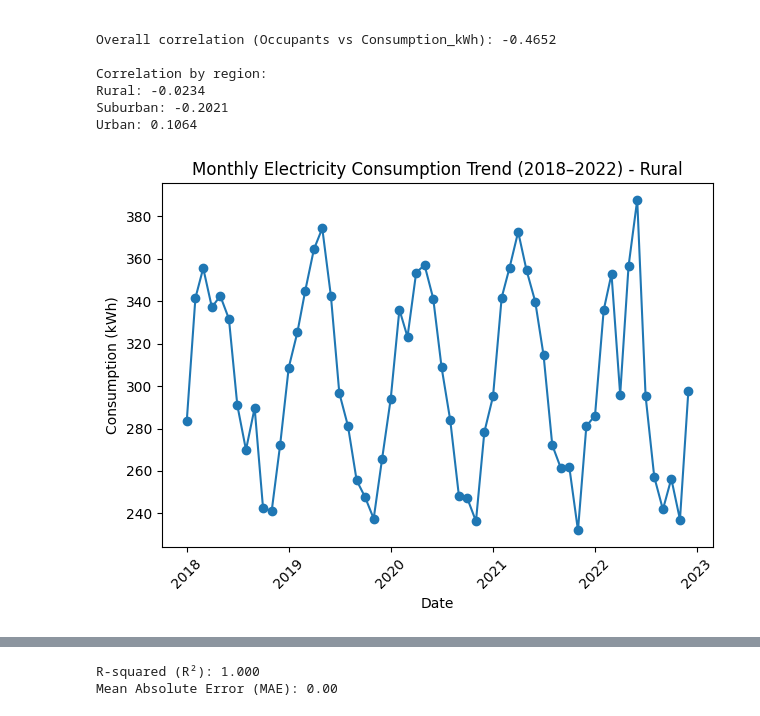
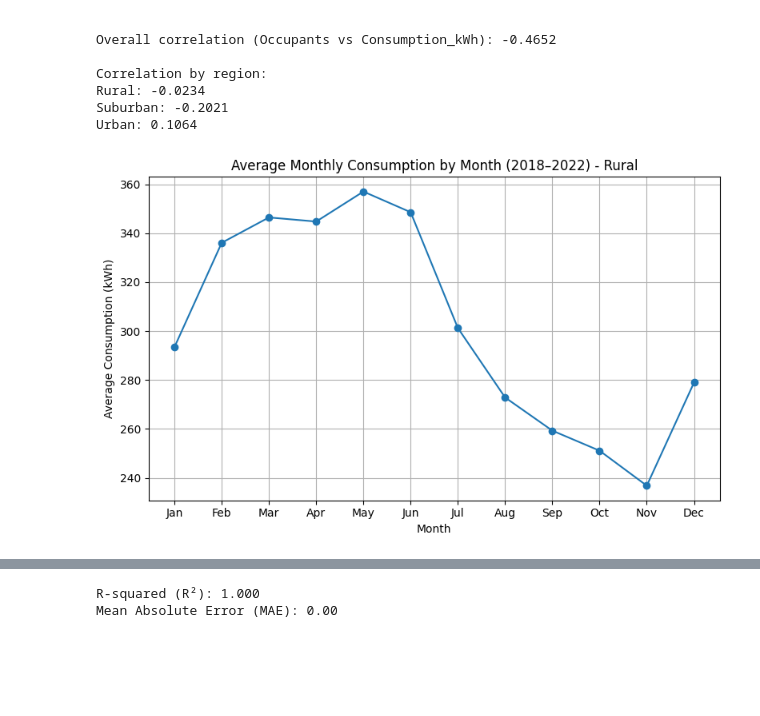
Before and after one commit to baadddrrr/Python-programming-assignment-, a Jupyter notebook: KONGfUPANDA.ipynb, the cells around one changed output, grey strips where cells are left out. Saved outputs shown, nothing was run; the diff lists cells and outputs as text; code cells hidden in the pictures; blank space fills up the shorter version.

```diff
--- a/KONGfUPANDA.ipynb
+++ b/KONGfUPANDA.ipynb
@@ -110,48 +110,88 @@ Urban: 0.1064
 # %%
 import pandas as pd
 import matplotlib.pyplot as plt
 
-# Load cleaned dataset (recommended)
+# -----------------------------
+# Load cleaned dataset
+# -----------------------------
 df = pd.read_csv("dataset_cleaned.csv")
 
-# Create a proper time axis
-df["Date"] = pd.to_datetime(df["Year"].astype(str) + "-" + df["Month"].astype(str) + "-01")
-df = df.sort_values(["Region", "Date"]).reset_index(drop=True)
+# Ensure correct types
+df["Month"] = pd.to_numeric(df["Month"], errors="coerce").astype(int)
+df["Occupants"] = pd.to_numeric(df["Occupants"], errors="coerce")
 
-# -------- 1) Trend plot for each region (3 separate plots) --------
-for region in df["Region"].unique():
-    region_data = df[df["Region"] == region]
+month_labels = ["Jan","Feb","Mar","Apr","May","Jun","Jul","Aug","Sep","Oct","Nov","Dec"]
 
-    plt.figure()
-    plt.plot(region_data["Date"], region_data["Consumption_kWh"], marker="o")
-    plt.title(f"Monthly Electricity Consumption Trend (2018–2022) - {region}")
-    plt.xlabel("Date")
-    plt.ylabel("Consumption (kWh)")
-    plt.xticks(rotation=45)
+# -----------------------------
+# Prepare monthly averages across years (2018–2022)
+# This gives true "monthly" trend: Jan..Dec
+# -----------------------------
+monthly_avg = (
+    df.groupby(["Region", "Month"])["Consumption_kWh"]
+      .mean()
+      .reset_index()
+      .sort_values(["Region", "Month"])
+)
+
+# =========================================================
+# 1) Plot monthly consumption trends for each region (line graphs)
+# =========================================================
+for region in monthly_avg["Region"].unique():
+    r = monthly_avg[monthly_avg["Region"] == region]
+
+    plt.figure(figsize=(8, 5))
+    plt.plot(r["Month"], r["Consumption_kWh"], marker="o")
+    plt.title(f"Average Monthly Consumption by Month (2018–2022) - {region}")
+    plt.xlabel("Month")
+    plt.ylabel("Average Consumption (kWh)")
+    plt.xticks(range(1, 13), month_labels)
+    plt.grid(True)
     plt.tight_layout()
     plt.show()
 
-# -------- 2) Multi-line plot comparing all regions (1 plot) --------
-plt.figure()
-for region in df["Region"].unique():
-    region_data = df[df["Region"] == region]
-    plt.plot(region_data["Date"], region_data["Consumption_kWh"], marker="o", label=region)
+# =========================================================
+# 2) Create a multi-line plot comparing all three regions
+# =========================================================
+plt.figure(figsize=(8, 5))
+for region in monthly_avg["Region"].unique():
+    r = monthly_avg[monthly_avg["Region"] == region]
+    plt.plot(r["Month"], r["Consumption_kWh"], marker="o", label=region)
 
-plt.title("Monthly Electricity Consumption Comparison (2018–2022)")
-plt.xlabel("Date")
-plt.ylabel("Consumption (kWh)")
-plt.xticks(rotation=45)
+plt.title("Average Monthly Consumption by Month (2018–2022) - All Regions")
+plt.xlabel("Month")
+plt.ylabel("Average Consumption (kWh)")
+plt.xticks(range(1, 13), month_labels)
 plt.legend()
+plt.grid(True)
 plt.tight_layout()
 plt.show()
 
-# -------- 3) Scatter plot: Occupants vs Consumption (1 plot) --------
-plt.figure()
-plt.scatter(df["Occupants"], df["Consumption_kWh"])
-plt.title("Occupants vs Electricity Consumption")
+# =========================================================
+# 3) Box plot showing relationship between occupants and consumption
+# (Replaces scatter plot to give clearer conclusion)
+# =========================================================
+tmp = df.dropna(subset=["Occupants", "Consumption_kWh"]).copy()
+tmp["Occupants"] = pd.to_numeric(tmp["Occupants"], errors="coerce").round().astype(int)
+
+occ_levels = sorted(tmp["Occupants"].unique())
+box_data = [tmp.loc[tmp["Occupants"] == occ, "Consumption_kWh"].values for occ in occ_levels]
+
+plt.figure(figsize=(8, 5))
+plt.boxplot(box_data, labels=occ_levels, showfliers=True)
+plt.title("Electricity Consumption by Number of Occupants (Box Plot)")
 plt.xlabel("Occupants")
 plt.ylabel("Consumption (kWh)")
+plt.grid(True, axis="y")
 plt.tight_layout()
 plt.show()
+
+# =========================================================
+# (Optional) Print highest consumption month per region (good for report)
+# =========================================================
+top = monthly_avg.loc[monthly_avg.groupby("Region")["Consumption_kWh"].idxmax()].copy()
+top["MonthName"] = top["Month"].apply(lambda m: month_labels[m-1])
+
+print("\nHighest average consumption month by region (2018–2022):")
+print(top[["Region", "MonthName", "Consumption_kWh"]].sort_values("Region").to_string(index=False))
 # %% [output]
-[figure, old version]
+[figure, new version]
```
Also changed, not shown: parts of 1 cell of this notebook.
